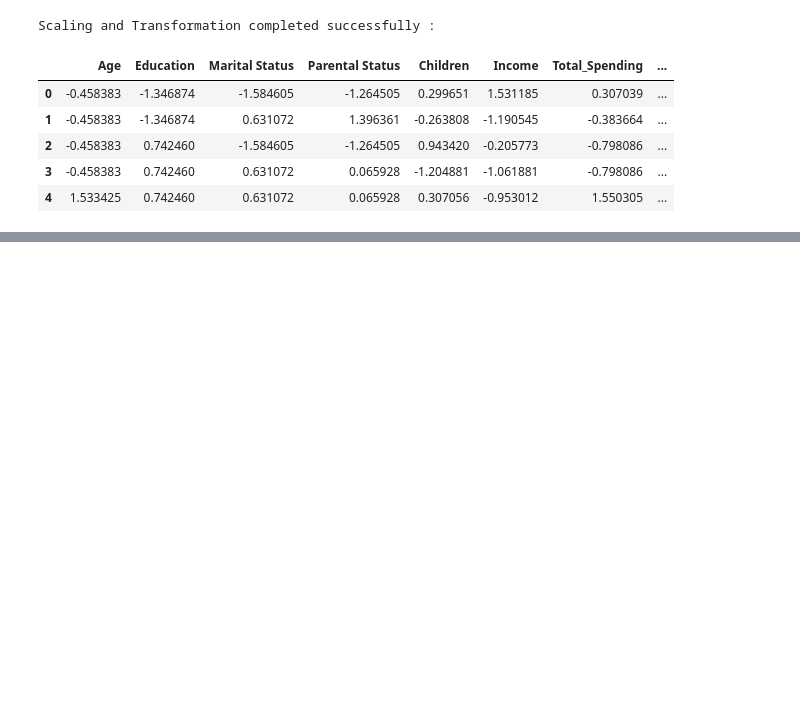
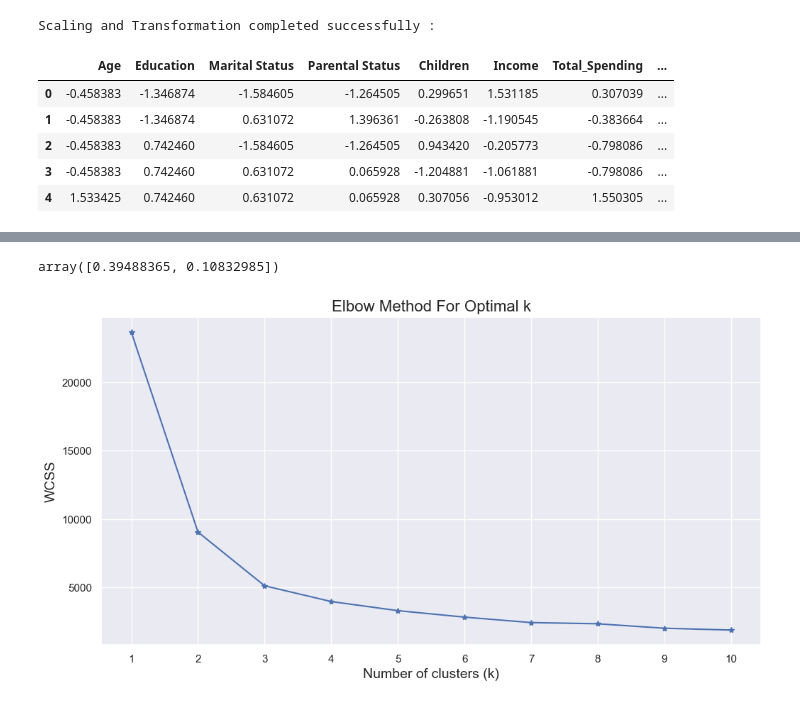
Before and after one commit to ShivamKumarSrivastava/Customer-Categorization, a Jupyter notebook: Notebook/Feature_Engineering_and_Clustering.ipynb, the cells around one changed output, grey strips where cells are left out. Drawn from its saved outputs; the diff is of its cells as text; code cells hidden in the pictures; blank space fills up the shorter version.

Commit message:
Clustering

```diff
--- a/Notebook/Feature_Engineering_and_Clustering.ipynb
+++ b/Notebook/Feature_Engineering_and_Clustering.ipynb
@@ -324,0 +438,14 @@ Scaling and Transformation completed successfully :
+# %%
+# appling PCA and display clustering metrics
+
+from sklearn.cluster import KMeans
+for y in range(2,8):
+    print(f"\n\nApplying PCA with n_components = {y}\n")
+    pca = PCA(n_components=y)
+    data_p = pca.fit_transform(scaled_data)
+    for x in range(2,7):
+        kmeans = KMeans(n_clusters=x, random_state=42)
+        labels = kmeans.fit_predict(data_p)
+        print('silhouette-score for n_clusters =',x, 'is :',silhouette_score(data_p, labels), " - Inertia :", kmeans.inertia_)
+
+    print()
@@ -324,0 +477,10 @@ Scaling and Transformation completed successfully :
+# %%
+# Reducing the dimensions of the data
+
+pca_final = PCA(n_components=2,random_state=42).fit(df_scaled)
+
+reduced = pca_final.transform(df_scaled)
+
+pcadf = pd.DataFrame(data=reduced, columns=['PCA1', 'PCA2'])
+
+pcadf.head()
@@ -324,0 +494,4 @@ Scaling and Transformation completed successfully :
+# %%
+pca_final.explained_variance_ratio_
+# %% [output]
+array([0.39488365, 0.10832985])
@@ -324,0 +500,17 @@ Scaling and Transformation completed successfully :
+# %%
+wcss = {}  # WCSS >> within-cluster sum of squares
+sns.set()
+plt.figure(figsize=(12,6))
+for i in range(1,11):
+    kmeans = KMeans(n_clusters=i, random_state=42)
+    kmeans.fit(pcadf)
+    wcss[i] = kmeans.inertia_
+
+plt.plot(range(1,11), wcss.values(),marker='*')
+plt.title('Elbow Method For Optimal k',fontsize=16)
+plt.xlabel('Number of clusters (k)', fontsize=14)
+plt.ylabel('WCSS', fontsize=14)
+plt.xticks(range(1,11))
+plt.show()
+# %% [output]
+[figure, added]
```
Also changed, not shown: parts of 14 cells of this notebook.
